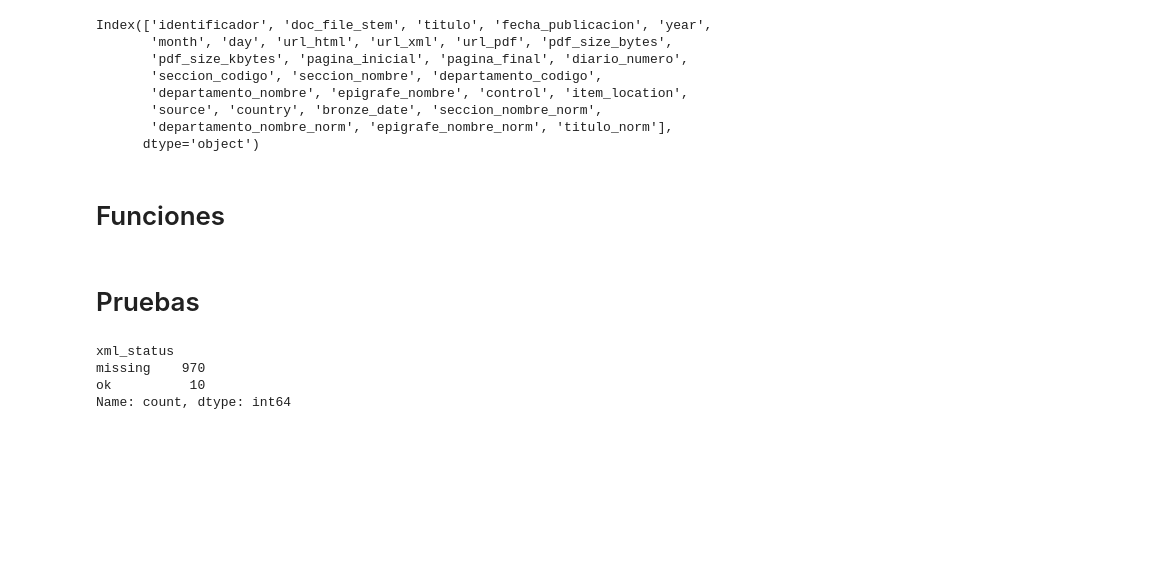
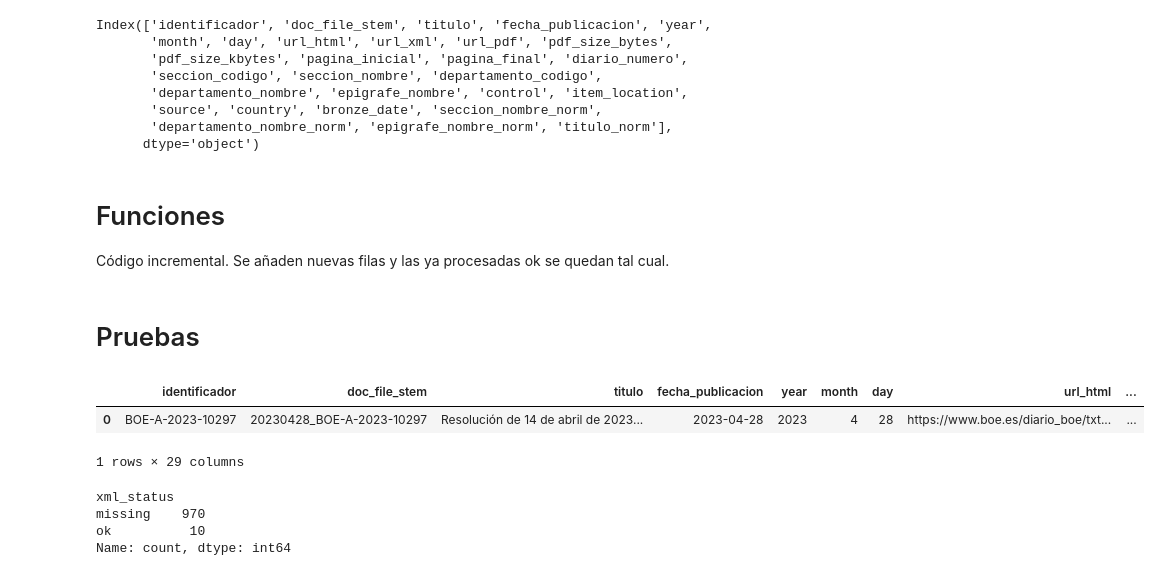
Before and after one commit to bererei/tfm-renewables-permitting-tracker, a Jupyter notebook: notebooks/05_parseo_docs_xml.ipynb, the cells around one changed output. Drawn from its saved outputs; the diff is of its cells as text; code cells hidden in the pictures; blank space fills up the shorter version.

```diff
--- a/notebooks/05_parseo_docs_xml.ipynb
+++ b/notebooks/05_parseo_docs_xml.ipynb
@@ -76,6 +67,8 @@ Index(['identificador', 'doc_file_stem', 'titulo', 'fecha_publicacion', 'year',
       dtype='object')
 # %% [markdown]
 # Funciones
+
+Código incremental. Se añaden nuevas filas y las ya procesadas ok se quedan tal cual.
 # %%
 def parse_boe_xml_to_text(xml_path: Path) -> str:
     tree = ET.parse(xml_path)
@@ -277,6 +273,13 @@ def build_boe_candidates_docs_text(
     return final_df
 # %% [markdown]
 # Pruebas
+# %%
+boe_candidates = pd.read_parquet(BOE_CANDIDATES_PATH)
+boe_candidates.loc[boe_candidates["identificador"]=="BOE-A-2023-10297"]
+# %% [output]
+|  | identificador | doc_file_stem | titulo | fecha_publicacion | year | month | day | url_html | ... |
+| 0 | BOE-A-2023-10297 | 20230428_BOE-A-2023-10297 | Resolución de 14 de abril de 2023... | 2023-04-28 | 2023 | 4 | 28 | https://www.boe.es/diario_boe/txt... | ... |
+1 rows × 29 columns
 # %%
 boe_candidates = pd.read_parquet(BOE_CANDIDATES_PATH)
 
```
Also changed, not shown: parts of 5 cells of this notebook.
